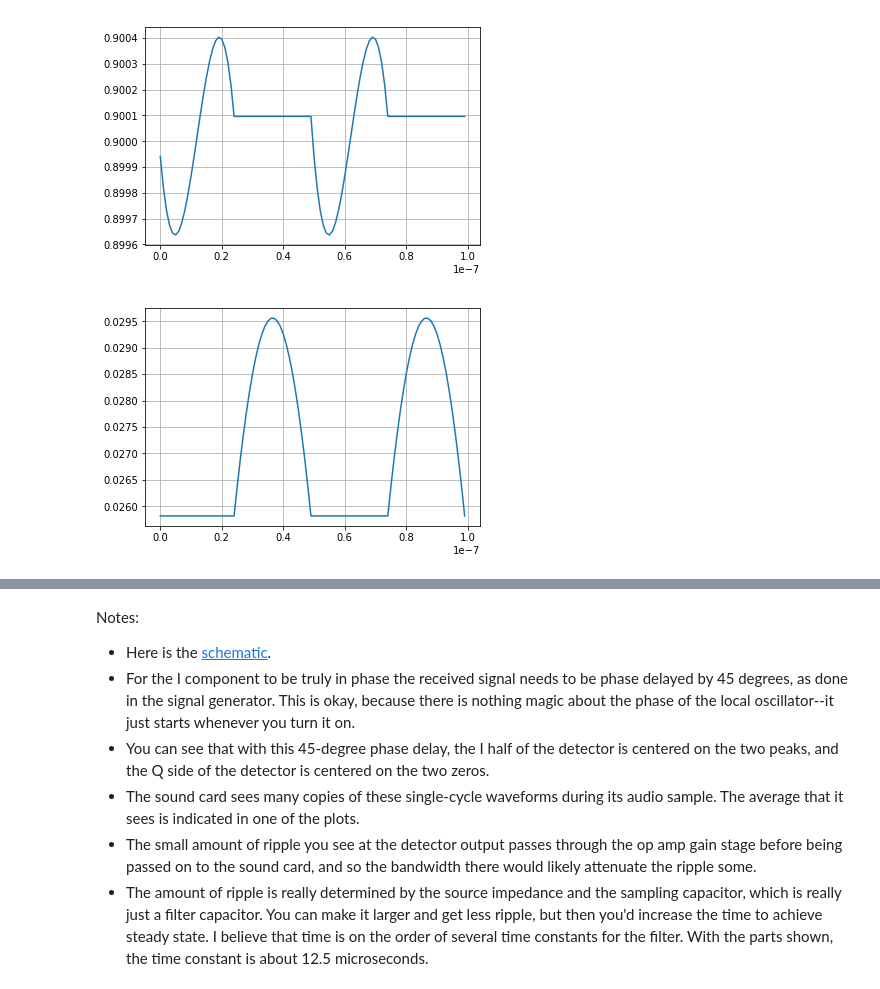
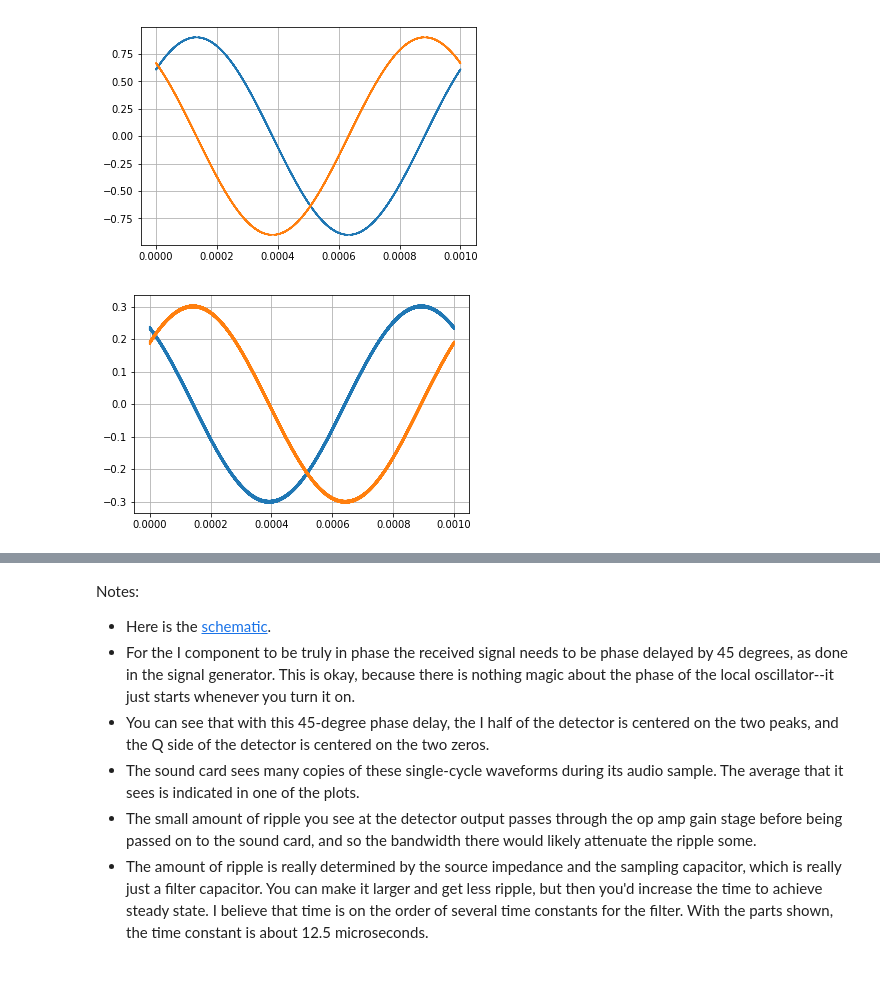
Before and after one commit to ttdoucet/qsd-mixer, a Jupyter notebook: mixer_nb.ipynb, the cells around one changed output, grey strips where cells are left out. Saved outputs shown, nothing was run; the diff lists cells and outputs as text; code cells hidden in the pictures.

```diff
--- a/mixer_nb.ipynb
+++ b/mixer_nb.ipynb
@@ -16,9 +19,9 @@ class Scope():
 # %%
 # Signal generator.
 class Sinusoid():
-    def __init__(self, sample_freq, freq, amplitude=1.0, phase=0):
-        self.sample_freq = sample_freq
-        self.ts = 1 / sample_freq
+    def __init__(self, rate, freq, amplitude=1.0, phase=0):
+        self.rate = rate
+        self.ts = 1 / rate
         self.A = amplitude
         self.w = 2 * np.pi * freq
         self.ph = phase
@@ -53,17 +51,0 @@ ohms = 1
-# %%
-# From the SoftRock Ensemble II RX.
-# With a 50-ohm source, transformer T3 makes it 12.5 ohms,
-# then there is a 10-ohm resistor in series, and then the
-# resistance of the multiplexer, which is around 4 ohms.
-R = 26.5 * ohms
-C = 0.047 * uF
-f = 10.0 * MHz
-
-# You can vary the phase of the input signal here
-# and see the effect on I and Q below.
-sgen = Sinusoid(sample_freq=100*f, freq=f, phase=2*np.pi/8)
-
-filt_I = RC_filter(sample_freq=100*f, RC = R * C)
-filt_Q = RC_filter(sample_freq=100*f, RC = R * C)
-
-scope = Scope(sample_freq=100*f)
@@ -133,6 +97,23 @@ magnitude: 0.9004658135691312
-# %%
-# And verify that this is steady state.
-cycles(1);
-# %% [output]
-[figure, removed]
-[figure, removed]
+# %%
+# Convenient units.
+MHz = 1e6; kHz = 1e3; Hz=1
+uF = 1e-6; nF = 1e-9; pF = 1e-12
+usec = 1e-6; msec = 1e-3; sec = 1
+ohms = 1
+# %%
+EnsembleRX = partial(QuadratureMixer, RC = 26.5*ohms * 0.047*uF)
+rx = EnsembleRX(7.0*MHz)
+
+rate = rx.sample_rate()
+sgen = Sinusoid(rate, freq=7*MHz + 1*kHz, phase=2*np.pi/8)
+sgen2 = Sinusoid(rate, freq=21*MHz + 1*kHz, phase=2*np.pi/8)
+# %%
+I,Q = rx(Sinusoid(rate, freq=7*MHz + 1*kHz), cycles=rx.freq()*1*msec)
+rx.scope(I, Q)
+# %% [output]
+[figure, added]
+# %%
+I,Q = rx(Sinusoid(rate, freq=3*7*MHz + 1*kHz), cycles=rx.freq()*1*msec)
+rx.scope(I, Q)
+# %% [output]
+[figure, added]
```
Also changed, not shown: parts of 11 cells of this notebook.
